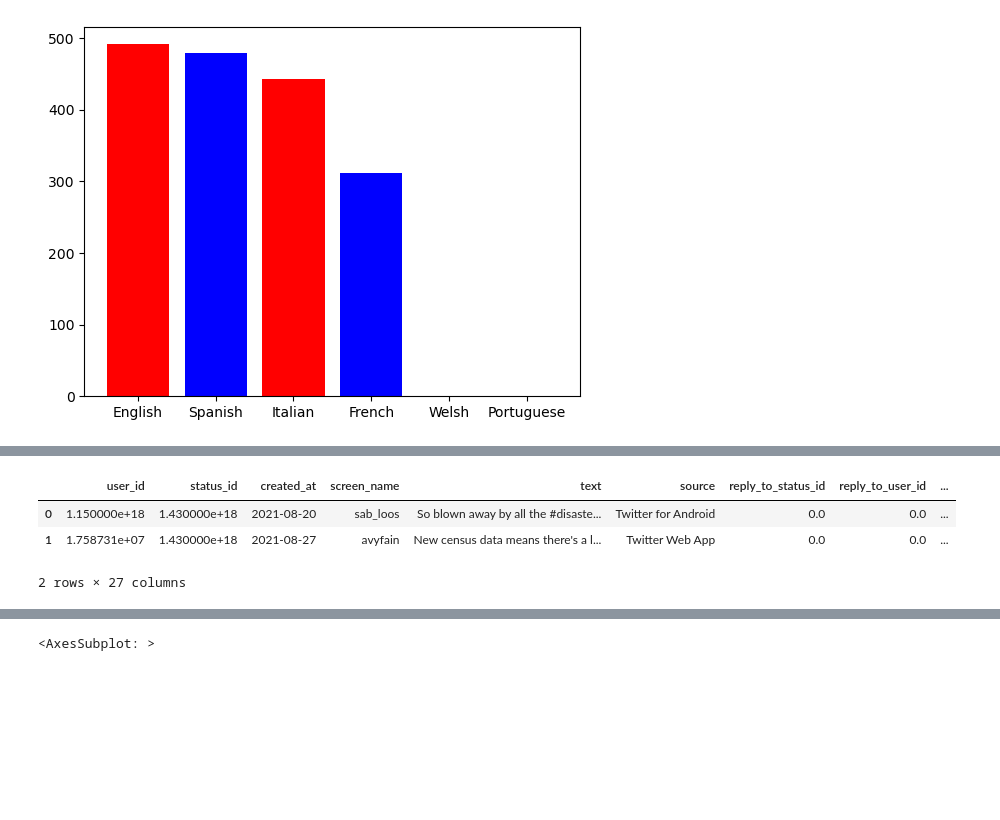
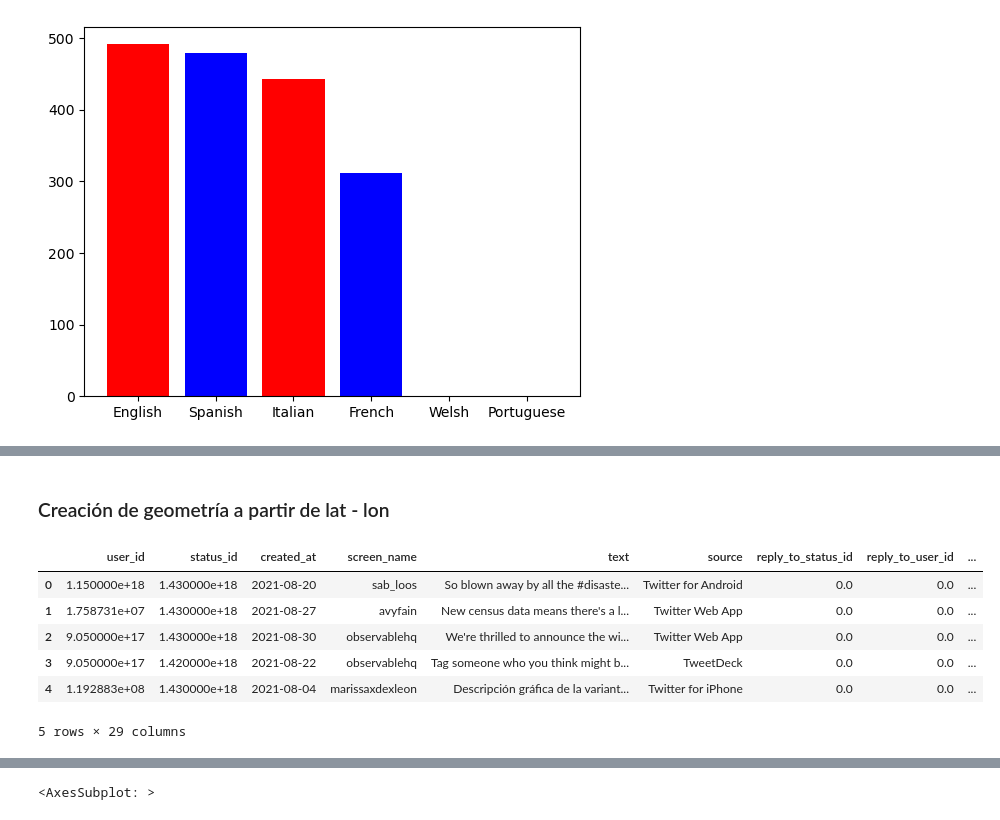
Before and after one commit to r3card0/Twitter-exercise-BI, a Jupyter notebook: Data_Gathering-Transformation.ipynb, the cells around one changed output, grey strips where cells are left out. Cells and saved outputs as stored; diff of their text form; code cells hidden in the pictures; blank space fills up the shorter version.

```diff
--- a/Data_Gathering-Transformation.ipynb
+++ b/Data_Gathering-Transformation.ipynb
@@ -123,0 +334,2 @@ import geopandas as gpd
+# %% [markdown]
+### Creación de geometría a partir de lat - lon
@@ -125,10 +339,13 @@ import geopandas as gpd
 gdf_read = gpd.GeoDataFrame(df,geometry=gpd.points_from_xy(df.lon,df.lat))
 # %%
 gdf = gdf_read.copy(deep=True)
-# %%
-gdf.head(2)
-# %% [output]
-|  | user_id | status_id | created_at | screen_name | text | source | reply_to_status_id | reply_to_user_id | ... |
-| 0 | 1.150000e+18 | 1.430000e+18 | 2021-08-20 | sab_loos | So blown away by all the #disaste... | Twitter for Android | 0.0 | 0.0 | ... |
-| 1 | 1.758731e+07 | 1.430000e+18 | 2021-08-27 | avyfain | New census data means there's a l... | Twitter Web App | 0.0 | 0.0 | ... |
-2 rows × 27 columns
+# %%
+gdf.head(5)
+# %% [output]
+|  | user_id | status_id | created_at | screen_name | text | source | reply_to_status_id | reply_to_user_id | ... |
+| 0 | 1.150000e+18 | 1.430000e+18 | 2021-08-20 | sab_loos | So blown away by all the #disaste... | Twitter for Android | 0.0 | 0.0 | ... |
+| 1 | 1.758731e+07 | 1.430000e+18 | 2021-08-27 | avyfain | New census data means there's a l... | Twitter Web App | 0.0 | 0.0 | ... |
+| 2 | 9.050000e+17 | 1.430000e+18 | 2021-08-30 | observablehq | We're thrilled to announce the wi... | Twitter Web App | 0.0 | 0.0 | ... |
+| 3 | 9.050000e+17 | 1.420000e+18 | 2021-08-22 | observablehq | Tag someone who you think might b... | TweetDeck | 0.0 | 0.0 | ... |
+| 4 | 1.192883e+08 | 1.430000e+18 | 2021-08-04 | marissaxdexleon | Descripción gráfica de la variant... | Twitter for iPhone | 0.0 | 0.0 | ... |
+5 rows × 29 columns
```
Also changed, not shown: parts of 79 cells of this notebook.
